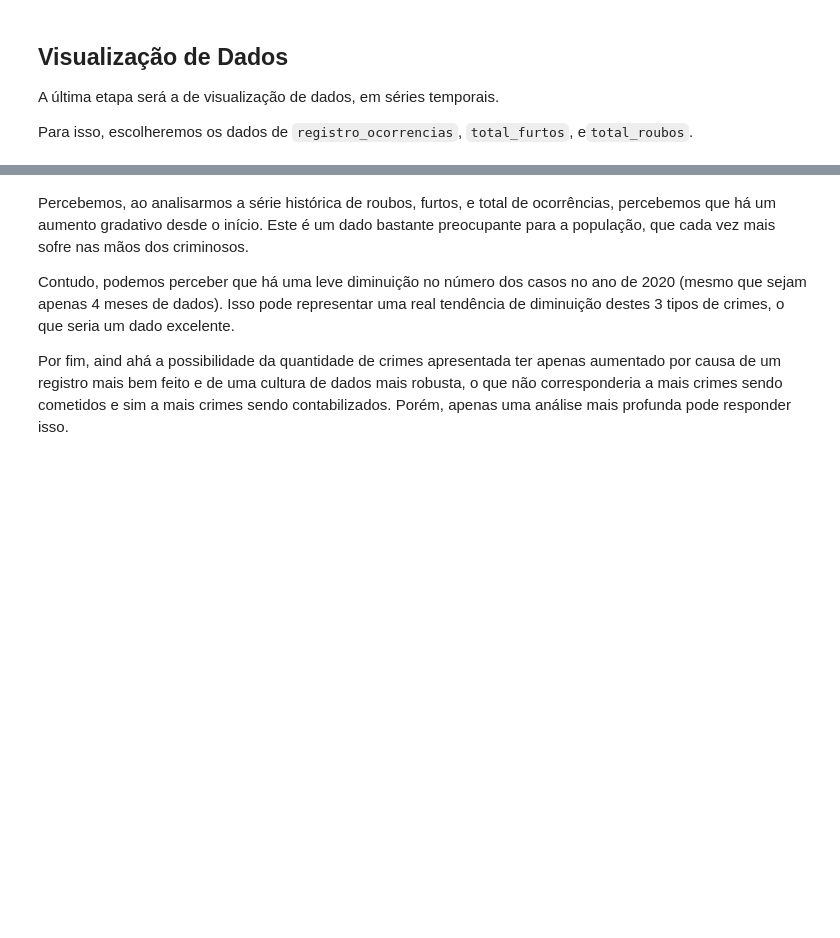
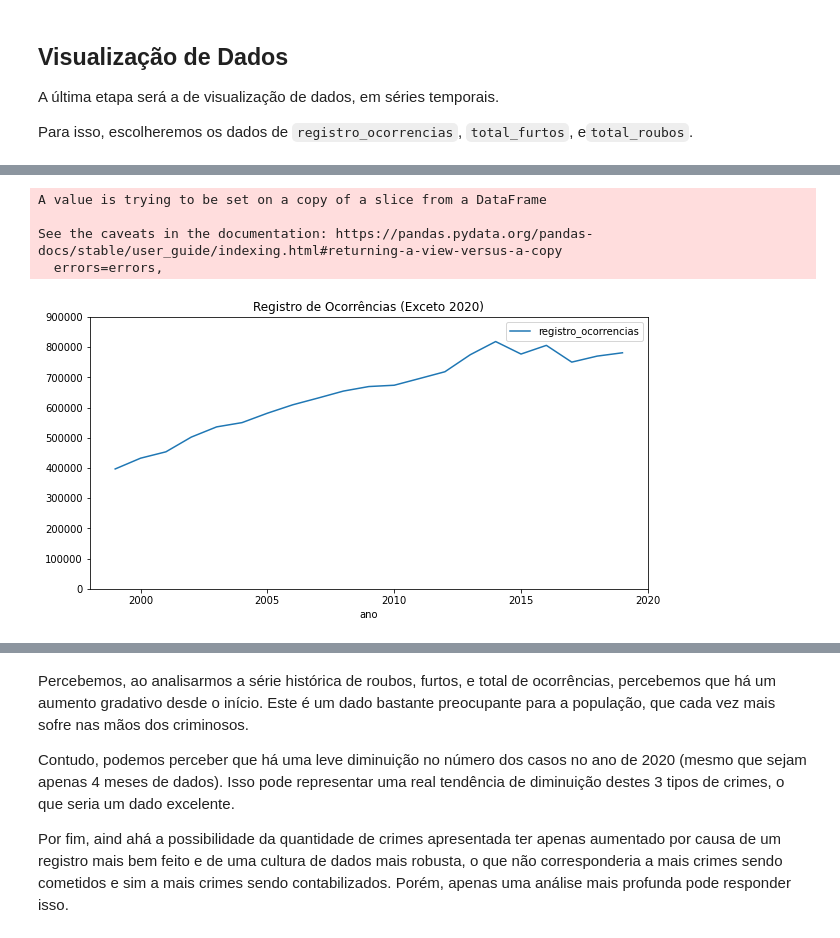
Before and after one commit to VGuerrero07/Data_Science, a Jupyter notebook: Análise_de_Dados_de_Violência_do_RJ.ipynb, the cells around one changed output, grey strips where cells are left out. Saved outputs shown, nothing was run; the diff lists cells and outputs as text; code cells hidden in the pictures; blank space fills up the shorter version.

```diff
--- a/Análise_de_Dados_de_Violência_do_RJ.ipynb
+++ b/Análise_de_Dados_de_Violência_do_RJ.ipynb
@@ -332,3 +357,13 @@ dados_serie_registro.plot(y='registro_ocorrencias', figsize = (10, 5), ylim = (0
+# %%
+dados_serie_registro.drop(dados_serie_registro.tail(1).index, inplace=True)
+
+dados_serie_registro.plot(y='registro_ocorrencias', figsize = (10, 5), xticks=range(2000,2023,5), ylim = (0, 900000), title='Registro de Ocorrências (Exceto 2020)');
+# %% [output]
+A value is trying to be set on a copy of a slice from a DataFrame
+
+See the caveats in the documentation: https://pandas.pydata.org/pandas-docs/stable/user_guide/indexing.html#returning-a-view-versus-a-copy
+  errors=errors,
+[figure, added]
 # %%
 # Selecionar apenas a partir do momento que começou a ser considerado
 dados_serie_furtos = dados_serie[dados_serie.total_furtos != 0]
```
Also changed, not shown: parts of 7 cells of this notebook.
